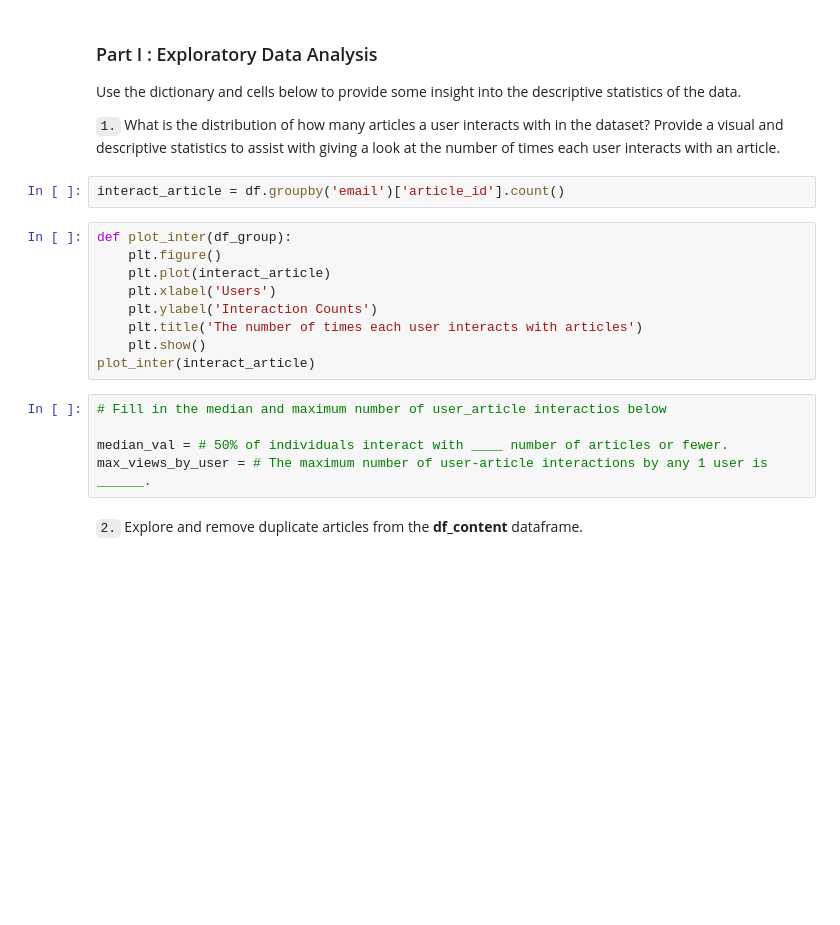
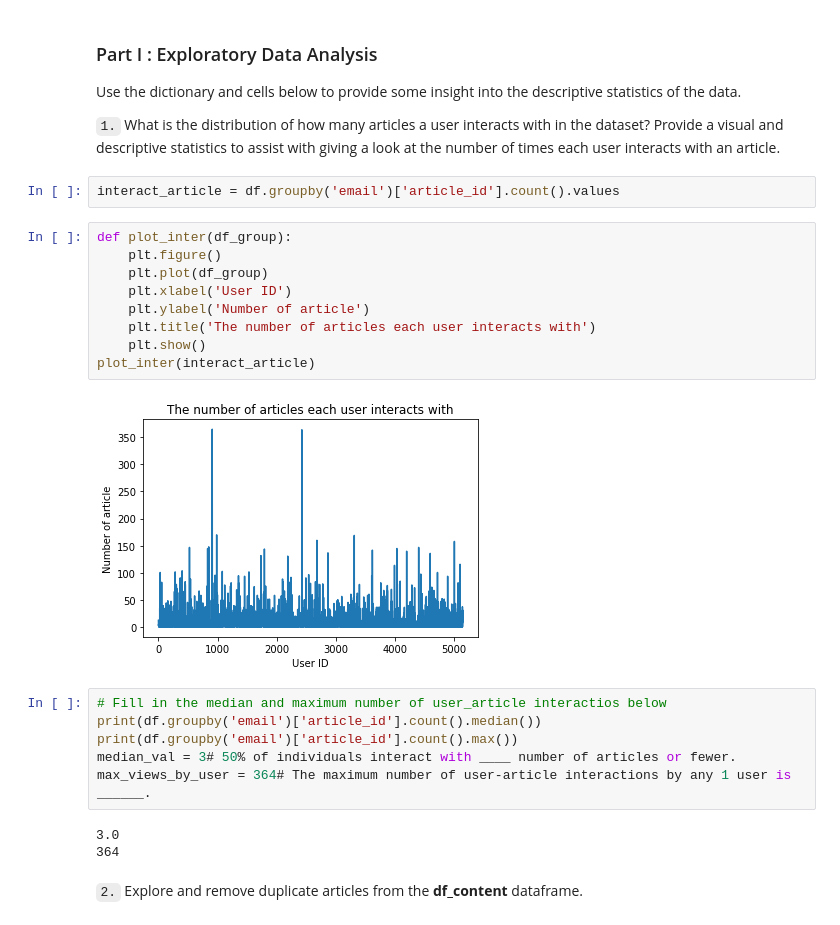
Before and after one commit to Xia0704/Recommendation_with_IBM, a Jupyter notebook: Recommendations_with_IBM.ipynb, the cells around one changed output. Drawn from its saved outputs; the diff is of its cells as text; blank space fills up the shorter version.

```diff
--- a/Recommendations_with_IBM.ipynb
+++ b/Recommendations_with_IBM.ipynb
@@ -61,21 +61,27 @@ Use the dictionary and cells below to provide some insight into the descriptive
 
 `1.` What is the distribution of how many articles a user interacts with in the dataset?  Provide a visual and descriptive statistics to assist with giving a look at the number of times each user interacts with an article.
 # %%
-interact_article = df.groupby('email')['article_id'].count()
+interact_article = df.groupby('email')['article_id'].count().values
 # %%
 def plot_inter(df_group):
     plt.figure()
-    plt.plot(interact_article)
-    plt.xlabel('Users')
-    plt.ylabel('Interaction Counts')
-    plt.title('The number of times each user interacts with articles')
+    plt.plot(df_group)
+    plt.xlabel('User ID')
+    plt.ylabel('Number of article')
+    plt.title('The number of articles each user interacts with')
     plt.show()
 plot_inter(interact_article)
+# %% [output]
+[figure, added]
 # %%
 # Fill in the median and maximum number of user_article interactios below
-
-median_val = # 50% of individuals interact with ____ number of articles or fewer.
-max_views_by_user = # The maximum number of user-article interactions by any 1 user is ______.
+print(df.groupby('email')['article_id'].count().median())
+print(df.groupby('email')['article_id'].count().max())
+median_val = 3# 50% of individuals interact with ____ number of articles or fewer.
+max_views_by_user = 364# The maximum number of user-article interactions by any 1 user is ______.
+# %% [output]
+3.0
+364
 # %% [markdown]
 `2.` Explore and remove duplicate articles from the **df_content** dataframe.
 # %%
```
Also changed, not shown: parts of 2 cells of this notebook.
